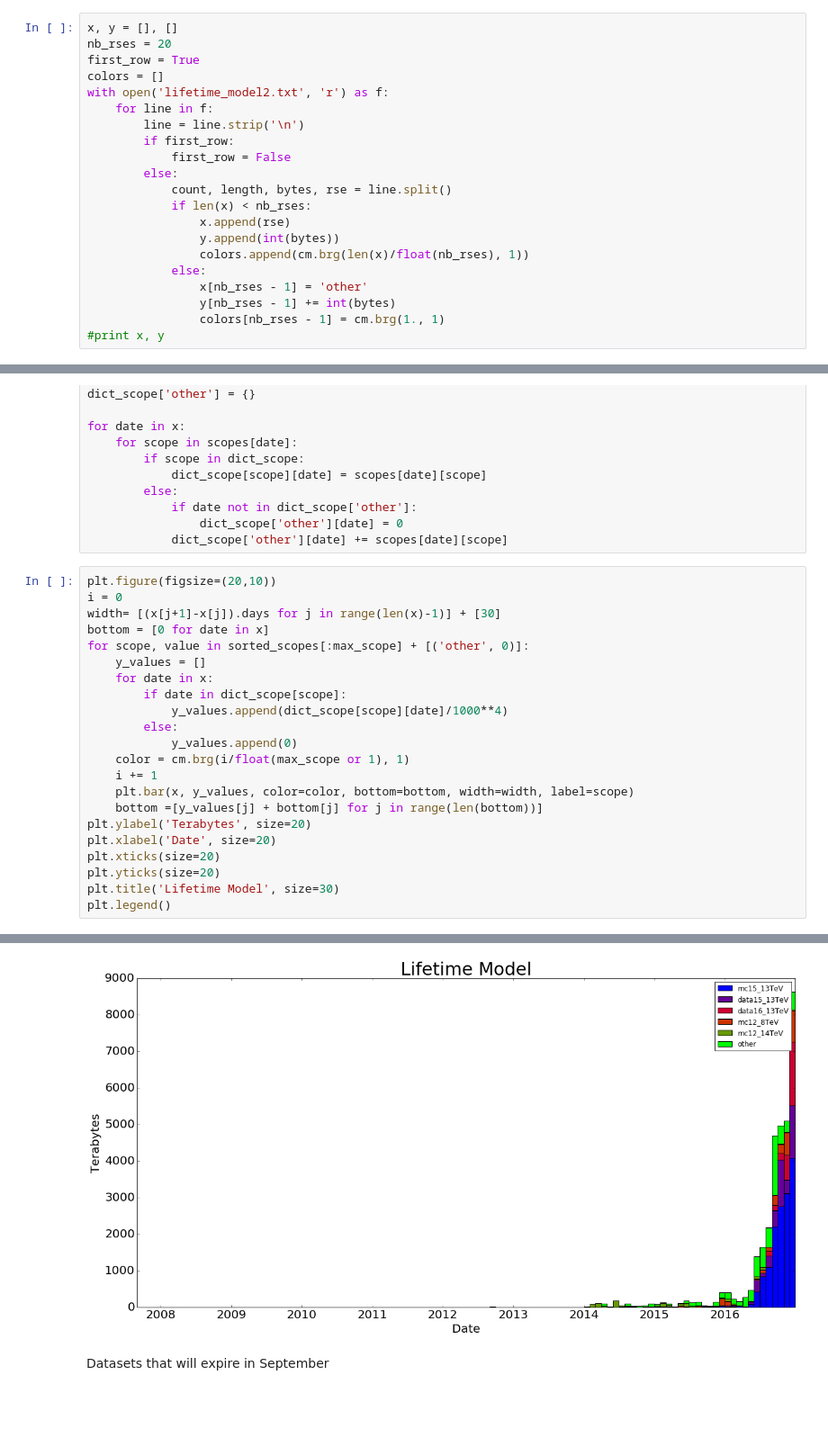
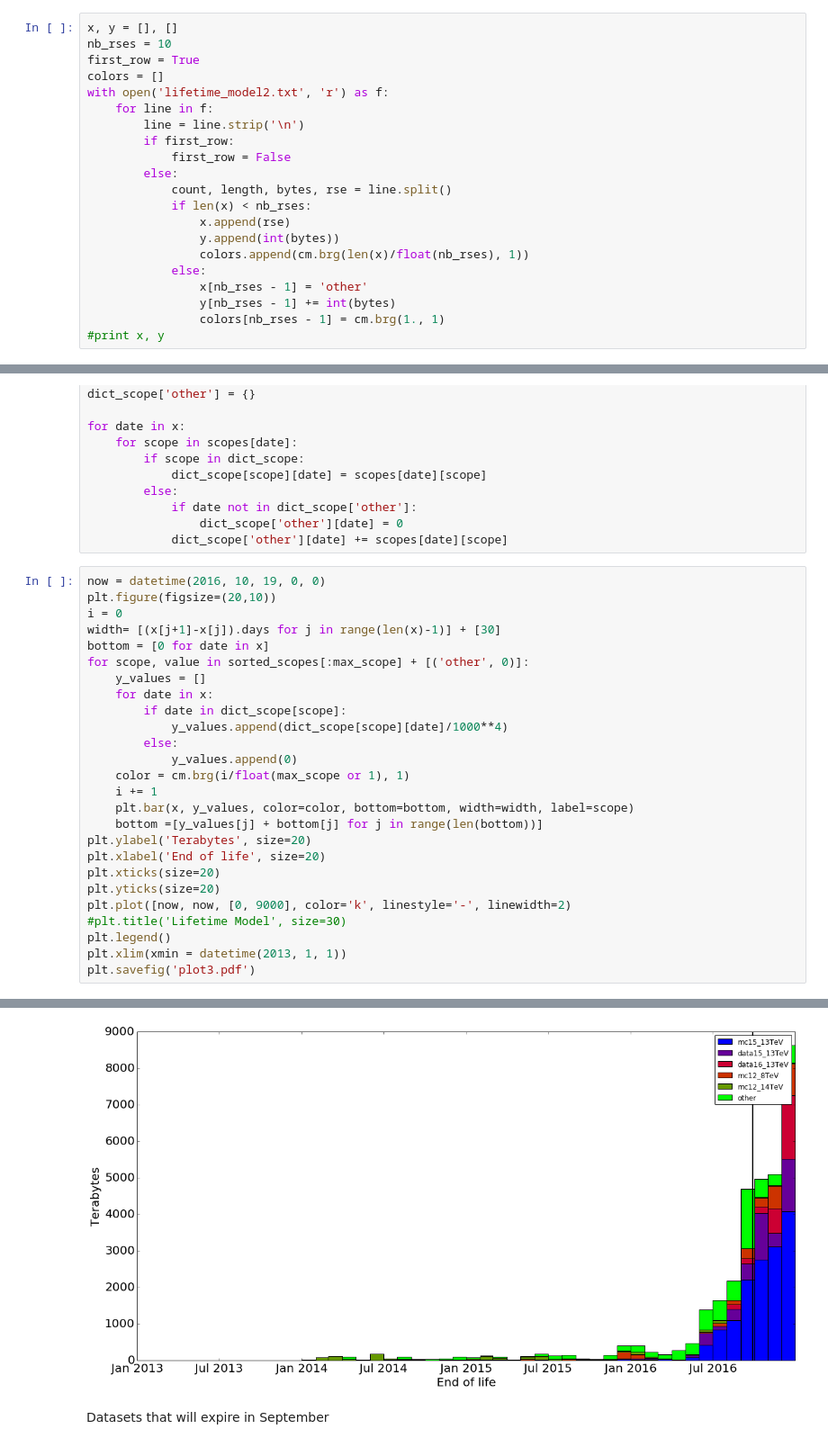
Before and after one commit to ATLAS-Analytics/AnalyticsNotebooks, a Jupyter notebook: Cedric/Lifetime_model.ipynb, the cells around one changed output, grey strips where cells are left out. Shown: that part at 90% size. Drawn from its saved outputs; the diff is of its cells as text; blank space fills up the shorter version.

```diff
--- a/Cedric/Lifetime_model.ipynb
+++ b/Cedric/Lifetime_model.ipynb
@@ -60,6 +60,6 @@ plt.title('Lifetime Model', size=30)
 # %%
 x, y = [], []
-nb_rses = 20
+nb_rses = 10
 first_row = True
 colors = []
 with open('lifetime_model2.txt', 'r') as f:
@@ -135,6 +136,7 @@ for date in x:
                 dict_scope['other'][date] = 0
             dict_scope['other'][date] += scopes[date][scope]
 # %%
+now = datetime(2016, 10, 19, 0, 0)
 plt.figure(figsize=(20,10))
 i = 0
 width= [(x[j+1]-x[j]).days for j in range(len(x)-1)] + [30]
@@ -151,9 +153,12 @@ for scope, value in sorted_scopes[:max_scope] + [('other', 0)]:
     plt.bar(x, y_values, color=color, bottom=bottom, width=width, label=scope)
     bottom =[y_values[j] + bottom[j] for j in range(len(bottom))]
 plt.ylabel('Terabytes', size=20)
-plt.xlabel('Date', size=20)
+plt.xlabel('End of life', size=20)
 plt.xticks(size=20)
 plt.yticks(size=20)
-plt.title('Lifetime Model', size=30)
+plt.plot([now, now, [0, 9000], color='k', linestyle='-', linewidth=2)
+#plt.title('Lifetime Model', size=30)
 plt.legend()
+plt.xlim(xmin = datetime(2013, 1, 1))
+plt.savefig('plot3.pdf')
 # %% [output]
@@ -161,4 +165,4 @@ plt.legend()
-[figure, old version]
+[figure, new version]
 # %% [markdown]
 Datasets that will expire in September
 # %%
```
Also changed, not shown: parts of 6 cells of this notebook, 48 other files.
